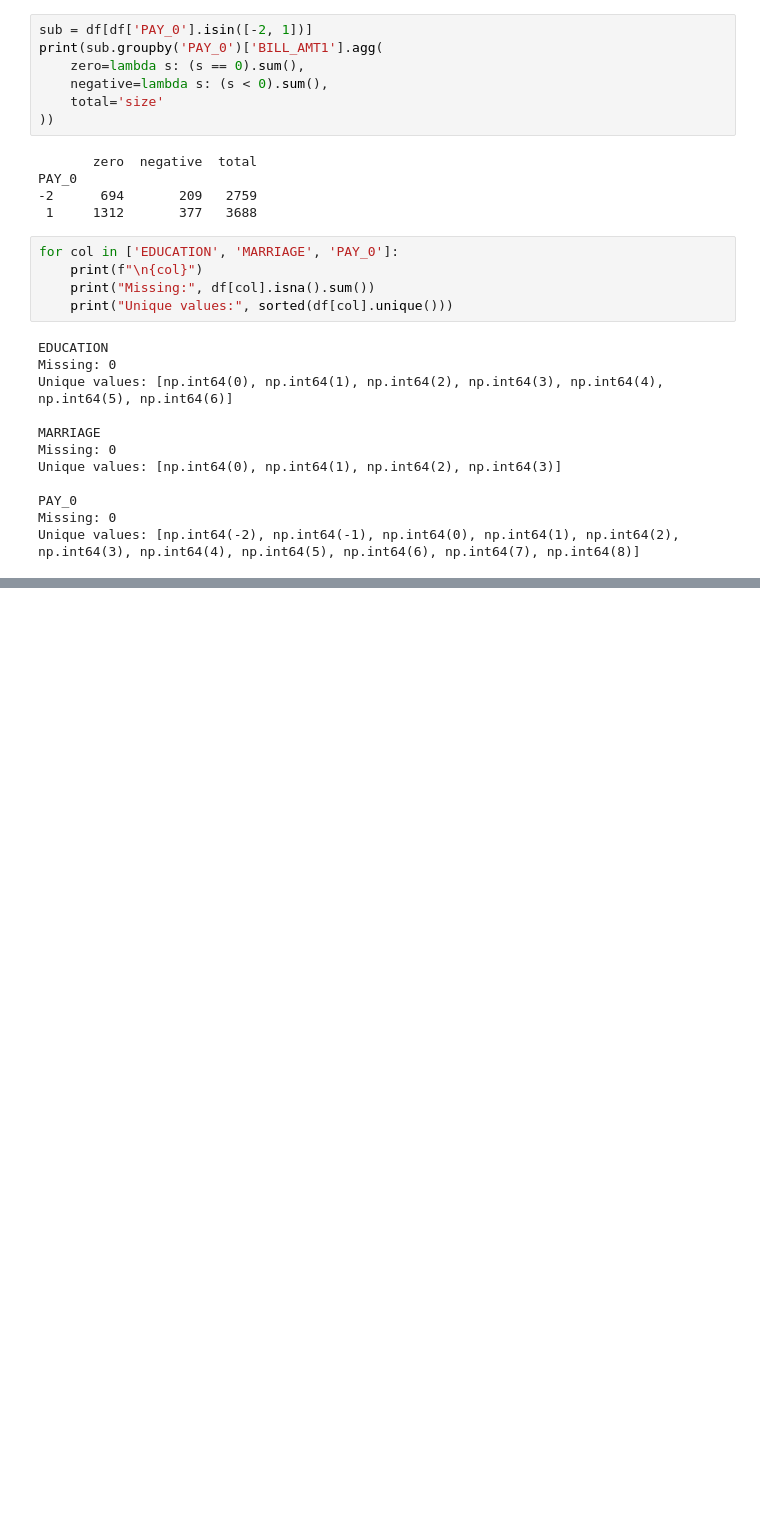
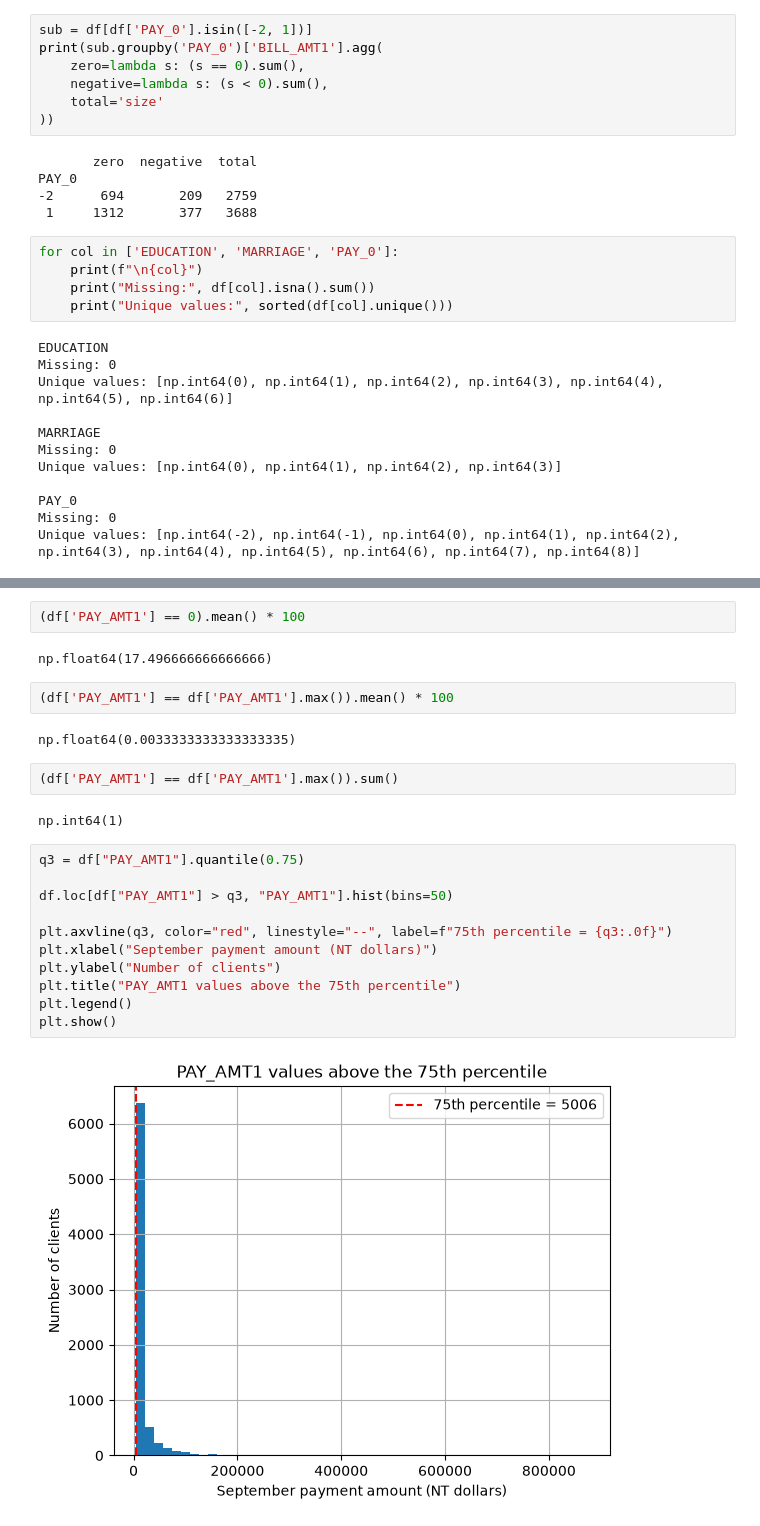
Before and after one commit to Luben69/Default-of-Credit-Card-Clients, a Jupyter notebook: Untitled.ipynb, the cells around one changed output, grey strips where cells are left out. Drawn from its saved outputs; the diff is of its cells as text; blank space fills up the shorter version.

```diff
--- a/Untitled.ipynb
+++ b/Untitled.ipynb
@@ -120,0 +399,25 @@ Unique values: [np.int64(-2), np.int64(-1), np.int64(0), np.int64(1), np.int64(2
+# %%
+(df['PAY_AMT1'] == 0).mean() * 100
+# %% [output]
+np.float64(17.496666666666666)
+# %%
+(df['PAY_AMT1'] == df['PAY_AMT1'].max()).mean() * 100
+# %% [output]
+np.float64(0.0033333333333333335)
+# %%
+(df['PAY_AMT1'] == df['PAY_AMT1'].max()).sum()
+# %% [output]
+np.int64(1)
+# %%
+q3 = df["PAY_AMT1"].quantile(0.75)
+
+df.loc[df["PAY_AMT1"] > q3, "PAY_AMT1"].hist(bins=50)
+
+plt.axvline(q3, color="red", linestyle="--", label=f"75th percentile = {q3:.0f}")
+plt.xlabel("September payment amount (NT dollars)")
+plt.ylabel("Number of clients")
+plt.title("PAY_AMT1 values above the 75th percentile")
+plt.legend()
+plt.show()
+# %% [output]
+[figure, added]
```
Also changed, not shown: parts of 29 cells of this notebook.
